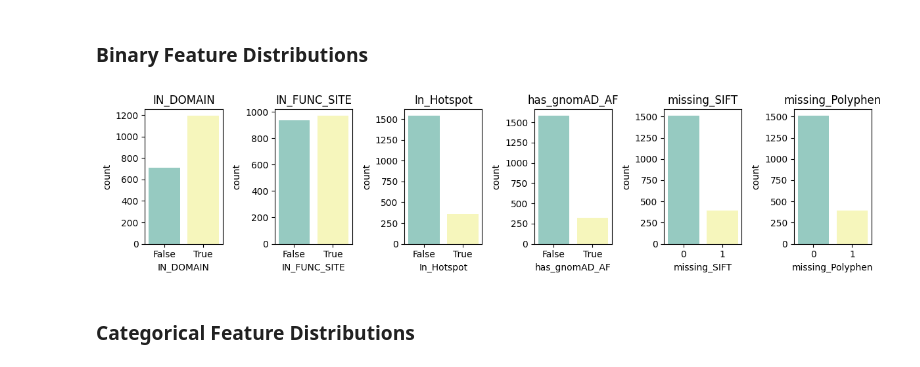
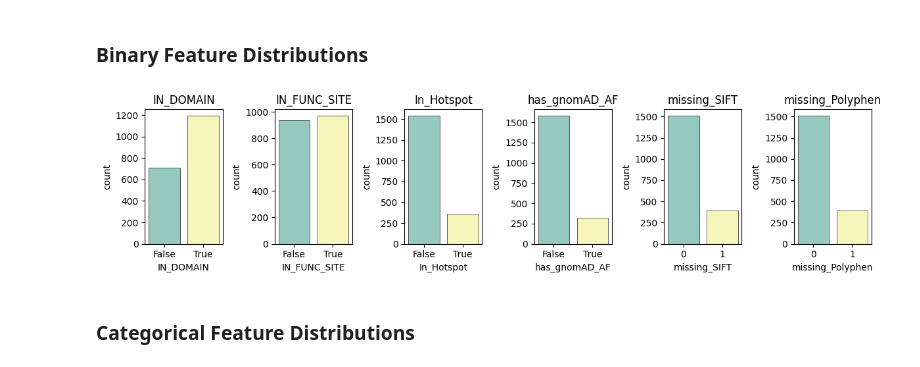
Before and after one commit to anekleiven/machine_learning_pipeline, a Jupyter notebook: 02_Exploratory_Analysis.ipynb, the cells around one changed output. Saved outputs shown, nothing was run; the diff lists cells and outputs as text; code cells hidden in the pictures.

```diff
--- a/02_Exploratory_Analysis.ipynb
+++ b/02_Exploratory_Analysis.ipynb
@@ -186,17 +186,18 @@ plt.show()
 # %%
 binary_cols = ["IN_DOMAIN", "IN_FUNC_SITE", "In_Hotspot", "has_gnomAD_AF", "missing_SIFT", "missing_Polyphen"]
 
 fig, axes = plt.subplots(1, len(binary_cols), figsize=(12, 3))
 
 for i, col in enumerate(binary_cols):
     sns.countplot(x=col, data=ml_data, ax=axes[i],
-                  hue=col, palette="Set3", legend=False)
+                  hue=col, palette="Set3", legend=False,
+                  edgecolor="0.1", linewidth=0.5)
     axes[i].set_title(col)
 
 plt.tight_layout()
 plt.show()
 # %% [output]
-[figure, old version]
+[figure, new version]
 # %% [markdown]
 ### Categorical Feature Distributions
 # %%
```
Also changed, not shown: parts of 3 cells of this notebook.
